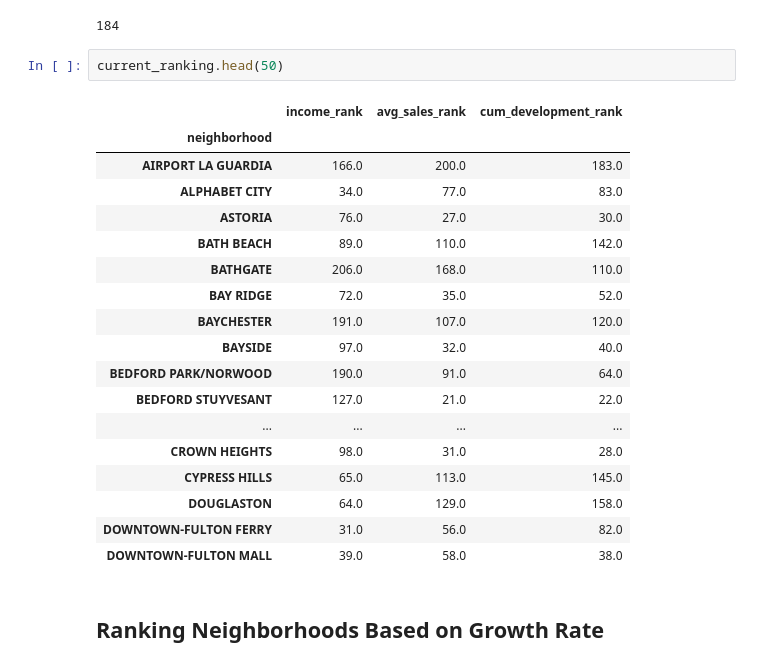
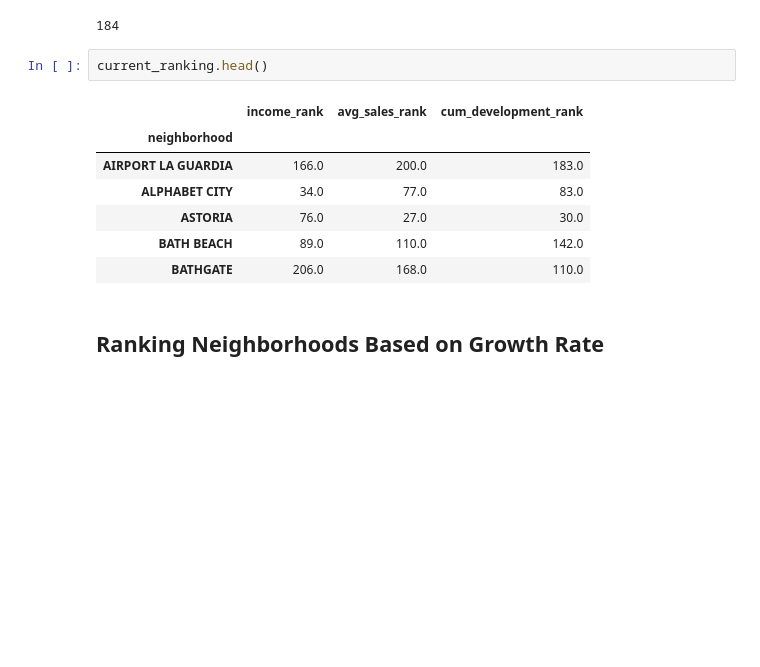
Before and after one commit to ekuo651/NYC-RE-Neighborhood-Trends, a Jupyter notebook: Joint_Analysis.ipynb, the cells around one changed output. Saved outputs shown, nothing was run; the diff lists cells and outputs as text; blank space fills up the shorter version.

```diff
--- a/Joint_Analysis.ipynb
+++ b/Joint_Analysis.ipynb
@@ -125,26 +150,15 @@ len(current_ranking)
 # %% [output]
 184
 # %%
-current_ranking.head(50)
+current_ranking.head()
 # %% [output]
 |  | income_rank | avg_sales_rank | cum_development_rank |
 | neighborhood |  |  |  |
 | AIRPORT LA GUARDIA | 166.0 | 200.0 | 183.0 |
 | ALPHABET CITY | 34.0 | 77.0 | 83.0 |
 | ASTORIA | 76.0 | 27.0 | 30.0 |
 | BATH BEACH | 89.0 | 110.0 | 142.0 |
 | BATHGATE | 206.0 | 168.0 | 110.0 |
-| BAY RIDGE | 72.0 | 35.0 | 52.0 |
-| BAYCHESTER | 191.0 | 107.0 | 120.0 |
-| BAYSIDE | 97.0 | 32.0 | 40.0 |
-| BEDFORD PARK/NORWOOD | 190.0 | 91.0 | 64.0 |
-| BEDFORD STUYVESANT | 127.0 | 21.0 | 22.0 |
-| ... | ... | ... | ... |
-| CROWN HEIGHTS | 98.0 | 31.0 | 28.0 |
-| CYPRESS HILLS | 65.0 | 113.0 | 145.0 |
-| DOUGLASTON | 64.0 | 129.0 | 158.0 |
-| DOWNTOWN-FULTON FERRY | 31.0 | 56.0 | 82.0 |
-| DOWNTOWN-FULTON MALL | 39.0 | 58.0 | 38.0 |
 # %% [markdown]
 ## Ranking Neighborhoods Based on Growth Rate
 # %% [markdown]
```
Also changed, not shown: parts of 14 cells of this notebook.
